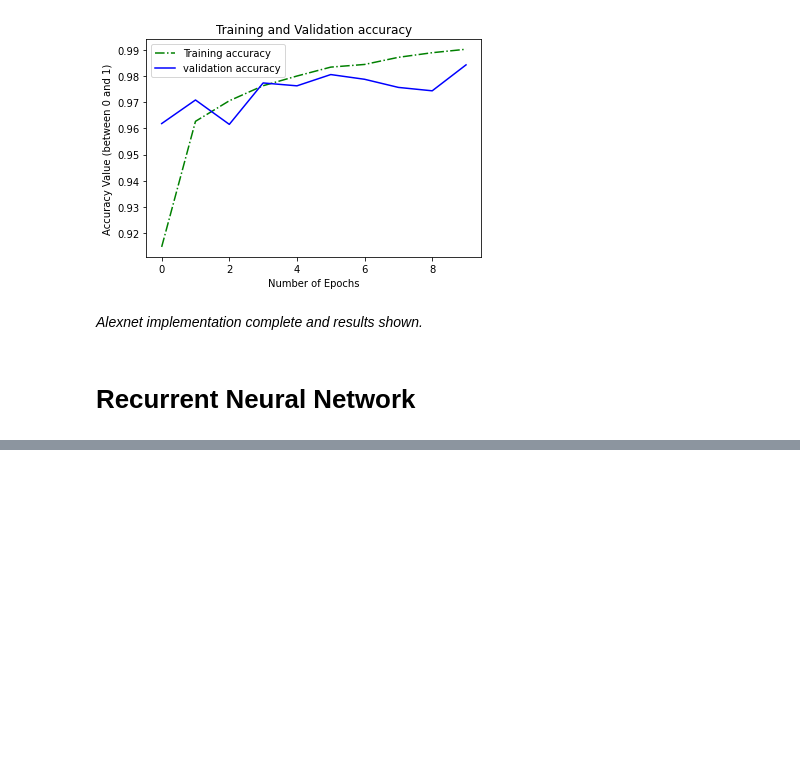
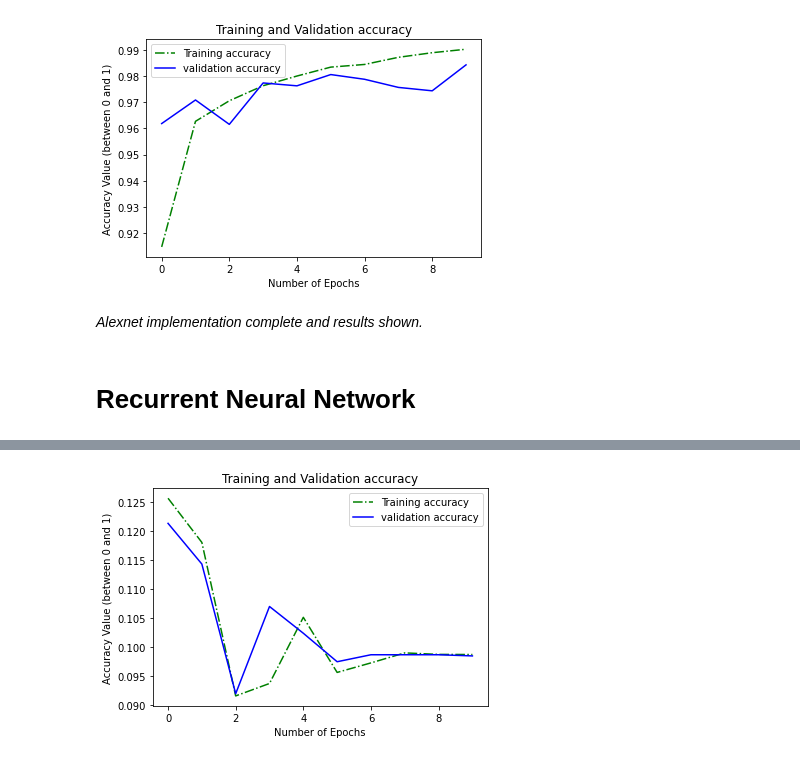
Before and after one commit to AlexMuzzy/files, a Jupyter notebook: advanced_ai_cw/advanced_ai.ipynb, the cells around one changed output, grey strips where cells are left out. Saved outputs shown, nothing was run; the diff lists cells and outputs as text; code cells hidden in the pictures; blank space fills up the shorter version.

```diff
--- a/advanced_ai_cw/advanced_ai.ipynb
+++ b/advanced_ai_cw/advanced_ai.ipynb
@@ -262,0 +340,13 @@ rnn_model.fit()
+# %%
+plt.plot(epochs, rnn_history.history['accuracy'], 'g-.', label='Training accuracy')
+plt.plot(epochs, rnn_history.history['val_accuracy'], 'b', label='validation accuracy')
+
+plt.title('Training and Validation accuracy')
+
+plt.xlabel('Number of Epochs')
+plt.ylabel('Accuracy Value (between 0 and 1)')
+plt.legend()
+
+plt.show()
+# %% [output]
+[figure, added]
```
Also changed, not shown: parts of 12 cells of this notebook.
